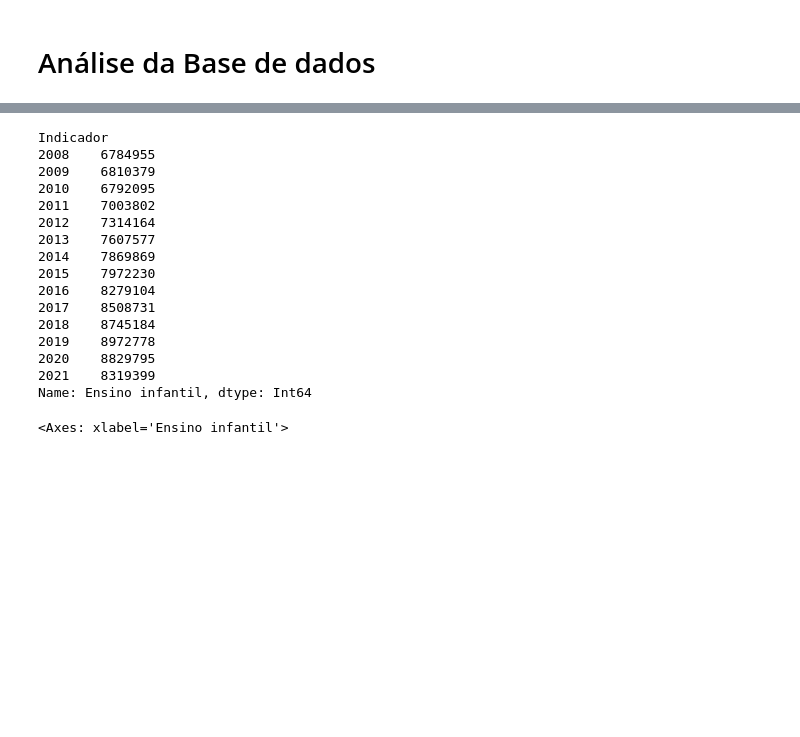
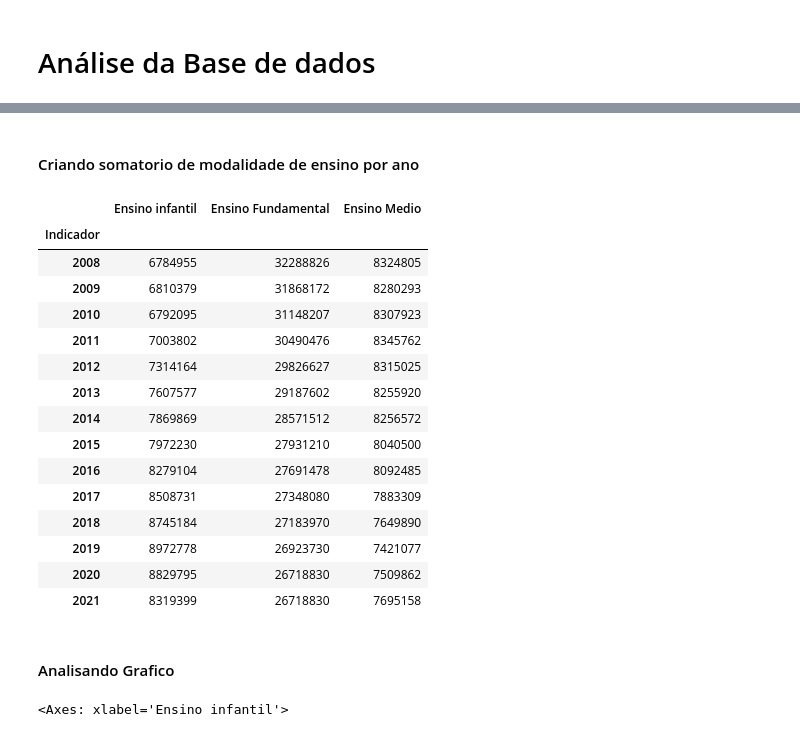
Before and after one commit to jgsjuliana/EDA_CensoEscolarIBGE, a Jupyter notebook: Projeto - Técnicas de Programação I.ipynb, the cells around one changed output, grey strips where cells are left out. Cells and saved outputs as stored; diff of their text form; code cells hidden in the pictures; blank space fills up the shorter version.

Commit message:
Criando Somatorio de modalidade

```diff
--- a/Projeto - Técnicas de Programação I.ipynb
+++ b/Projeto - Técnicas de Programação I.ipynb
@@ -307,25 +322,38 @@ Index(['Creche', 'Pré-escolar', '1º ano', '2º ano', '3º ano', '4º ano',
       dtype='object')
+# %% [markdown]
+#### Criando somatorio de modalidade de ensino por ano
 # %%
 #Fazendo um somatorio de alunos do Ensino infantil
 df['Ensino infantil'] = df['Creche'] + df['Pré-escolar']
-df['Ensino infantil']
-# %% [output]
-Indicador
-2008    6784955
-2009    6810379
-2010    6792095
-2011    7003802
-2012    7314164
-2013    7607577
-2014    7869869
-2015    7972230
-2016    8279104
-2017    8508731
-2018    8745184
-2019    8972778
-2020    8829795
-2021    8319399
-Name: Ensino infantil, dtype: Int64
+# %%
+fundamental = ['1º ano', '2º ano', '3º ano', '4º ano',
+              '5º ano', '6º ano', '7º ano', '8º ano', '9º ano']
+df['Ensino Fundamental'] = df[fundamental].sum(axis=1)
+# %%
+Medio = ['1º série','2º série', '3º série', '4º série']
+df['Ensino Medio'] = df[Medio].sum(axis=1)
+# %%
+#Conferindo as colunas feitas
+df.iloc[0:,[-3,-2,-1]]
+# %% [output]
+|  | Ensino infantil | Ensino Fundamental | Ensino Medio |
+| Indicador |  |  |  |
+| 2008 | 6784955 | 32288826 | 8324805 |
+| 2009 | 6810379 | 31868172 | 8280293 |
+| 2010 | 6792095 | 31148207 | 8307923 |
+| 2011 | 7003802 | 30490476 | 8345762 |
+| 2012 | 7314164 | 29826627 | 8315025 |
+| 2013 | 7607577 | 29187602 | 8255920 |
+| 2014 | 7869869 | 28571512 | 8256572 |
+| 2015 | 7972230 | 27931210 | 8040500 |
+| 2016 | 8279104 | 27691478 | 8092485 |
+| 2017 | 8508731 | 27348080 | 7883309 |
+| 2018 | 8745184 | 27183970 | 7649890 |
+| 2019 | 8972778 | 26923730 | 7421077 |
+| 2020 | 8829795 | 26718830 | 7509862 |
+| 2021 | 8319399 | 26718830 | 7695158 |
+# %% [markdown]
+#### Analisando Grafico
 # %%
 df['Ensino infantil'].plot(kind='bar', xlabel = 'Ensino infantil')
 # %% [output]
```
Also changed, not shown: parts of 7 cells of this notebook.
